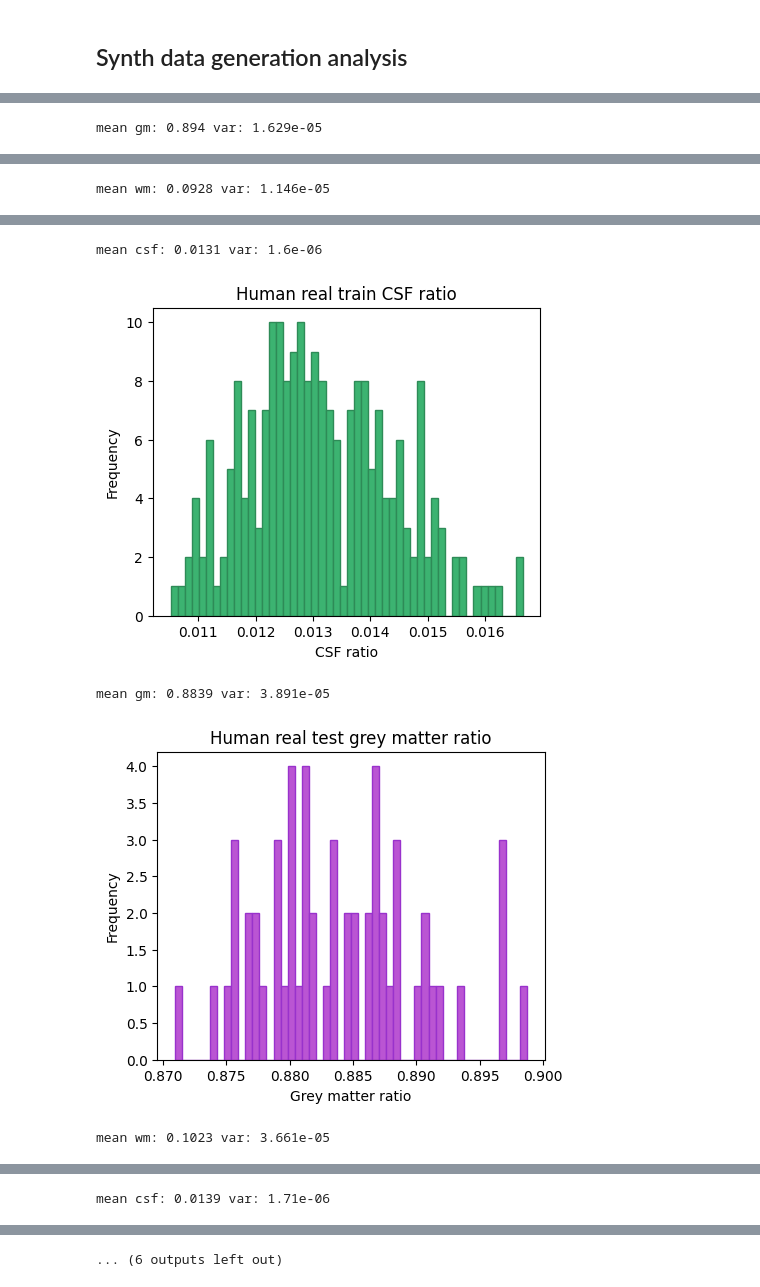
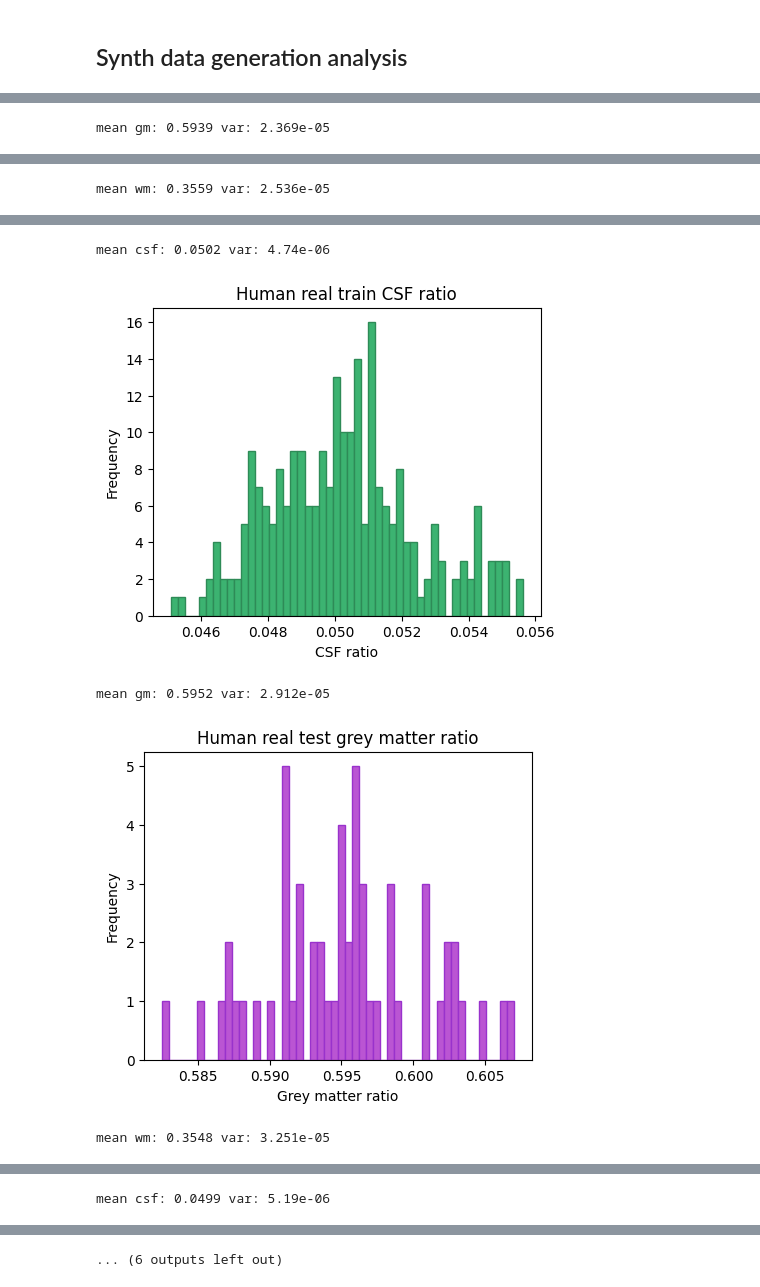
Before and after one commit to jessicabohm/UNIT, a Jupyter notebook: evaluate_synth_data.ipynb, the cells around one changed output, grey strips where cells are left out. Drawn from its saved outputs; the diff is of its cells as text; code cells hidden in the pictures.

```diff
--- a/evaluate_synth_data.ipynb
+++ b/evaluate_synth_data.ipynb
@@ -245,9 +255,9 @@ real csf: 0.0132 recon csf: 0.0131
 # %%
 # 3. Plot gm/wm/csf ratios
-real_train_data_folder = "../3D-CycleGan-Pytorch-MedImaging/Data_folder_train_2/train/images/"
-real_test_data_folder = "../3D-CycleGan-Pytorch-MedImaging/Data_folder_train_2/test/images/"
+real_train_data_folder = "../3D-CycleGan-Pytorch-MedImaging/Data_folder_train_2/train/labels/"
+real_test_data_folder = "../3D-CycleGan-Pytorch-MedImaging/Data_folder_train_2/test/labels/"
 
-synth_test_data_folder = "./save_models/mouse_train_5/recon_images_epoch_500/"
+synth_test_data_folder = "./save_translations/train_5_map_6/"
 
 real_train_gm, real_train_wm, real_train_csf = compute_matter_ratios(real_train_data_folder)
 plot_matter_ratios(real_train_gm, real_train_wm, real_train_csf, "Human real train")
@@ -256,6 +266,6 @@ real_test_gm, real_test_wm, real_test_csf = compute_matter_ratios(real_test_data
 plot_matter_ratios(real_test_gm, real_test_wm, real_test_csf, "Human real test")
 
 synth_test_gm, synth_test_wm, synth_test_csf = compute_matter_ratios(synth_test_data_folder)
-plot_matter_ratios(synth_test_gm, synth_test_wm, synth_test_csf, "Human synth test")
+plot_matter_ratios(synth_test_gm, synth_test_wm, synth_test_csf, "Human trans test")
 # %% [output]
-mean gm: 0.894 var: 1.629e-05
+mean gm: 0.5939 var: 2.369e-05
@@ -263 +273 @@ mean gm: 0.894 var: 1.629e-05
-mean wm: 0.0928 var: 1.146e-05
+mean wm: 0.3559 var: 2.536e-05
@@ -265,5 +275,5 @@ mean wm: 0.0928 var: 1.146e-05
-mean csf: 0.0131 var: 1.6e-06
+mean csf: 0.0502 var: 4.74e-06
-[figure, old version]
+[figure, new version]
-mean gm: 0.8839 var: 3.891e-05
+mean gm: 0.5952 var: 2.912e-05
-[figure, old version]
+[figure, new version]
-mean wm: 0.1023 var: 3.661e-05
+mean wm: 0.3548 var: 3.251e-05
@@ -271 +281 @@ mean wm: 0.1023 var: 3.661e-05
-mean csf: 0.0139 var: 1.71e-06
+mean csf: 0.0499 var: 5.19e-06
```
Also changed, not shown: parts of 9 cells of this notebook, 14 other files.
